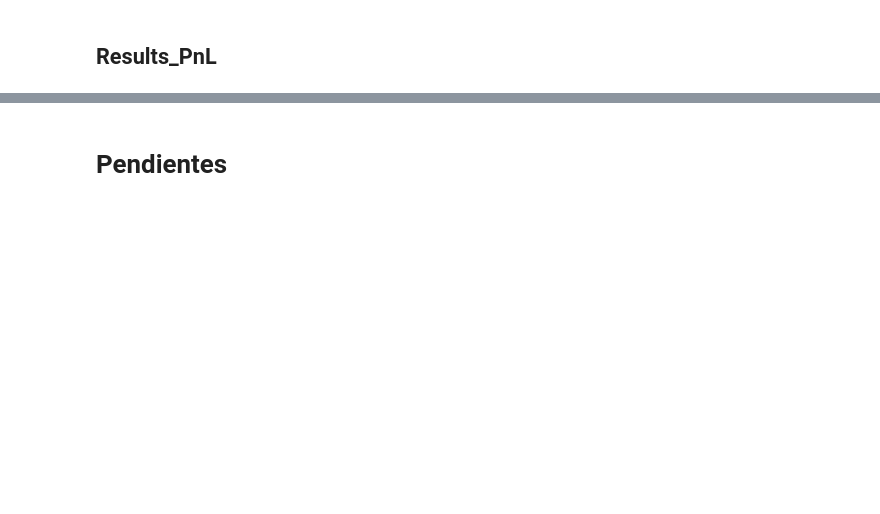
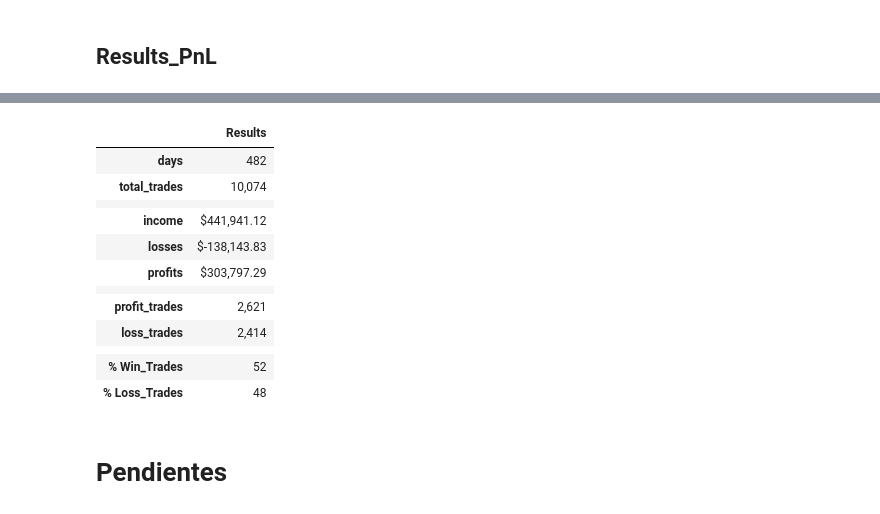
Before and after one commit to holguinmora123/OpenAi_Codex, a Jupyter notebook: 3. XAUUSD_Binary_ML.ipynb, the cells around one changed output, grey strips where cells are left out. Drawn from its saved outputs; the diff is of its cells as text; code cells hidden in the pictures; blank space fills up the shorter version.

```diff
--- a/3. XAUUSD_Binary_ML.ipynb
+++ b/3. XAUUSD_Binary_ML.ipynb
@@ -962,5 +998,19 @@ results(test, pnl_column='ml_results')
 # %%
-train['meta_ml_results'] = np.where(train['meta_results']==1, train['atr_PnL_dollar'],0)
+train['meta_ml_results'] = np.where(train['meta_results']==1, train['st_PnL'],0)
 results(train, pnl_column='meta_ml_results')
+# %% [output]
+|  | Results |
+| days | 482 |
+| total_trades | 10,074 |
+|  |  |
+| income | $441,941.12 |
+| losses | $-138,143.83 |
+| profits | $303,797.29 |
+|  |  |
+| profit_trades | 2,621 |
+| loss_trades | 2,414 |
+|  |  |
+| % Win_Trades | 52 |
+| % Loss_Trades | 48 |
 # %% [markdown]
 # Pendientes
```
Also changed, not shown: parts of 3 cells of this notebook.
